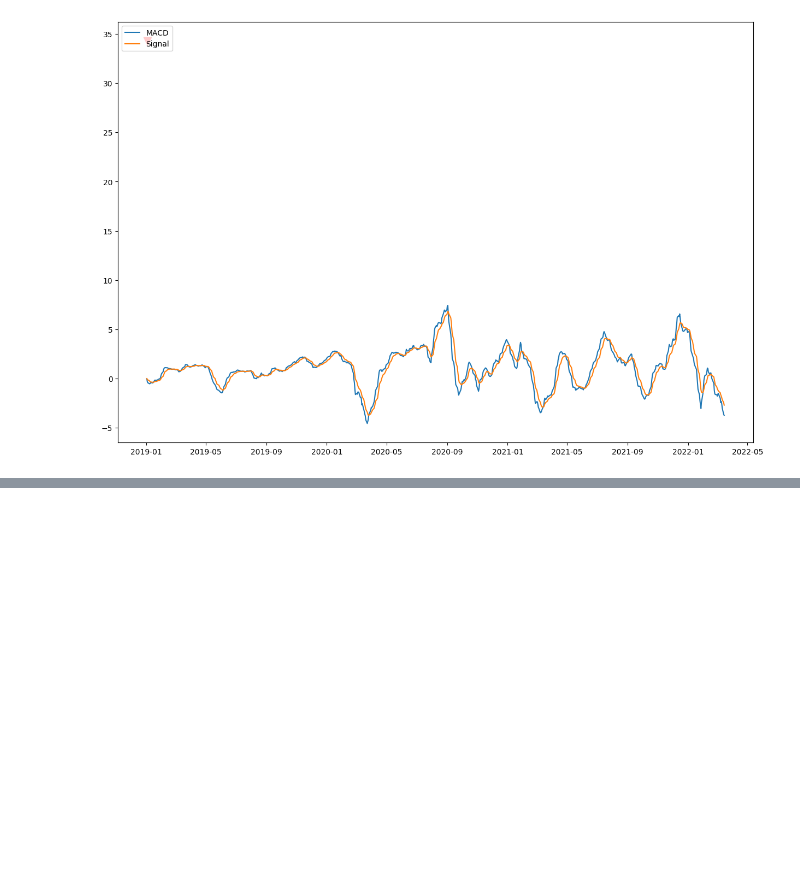
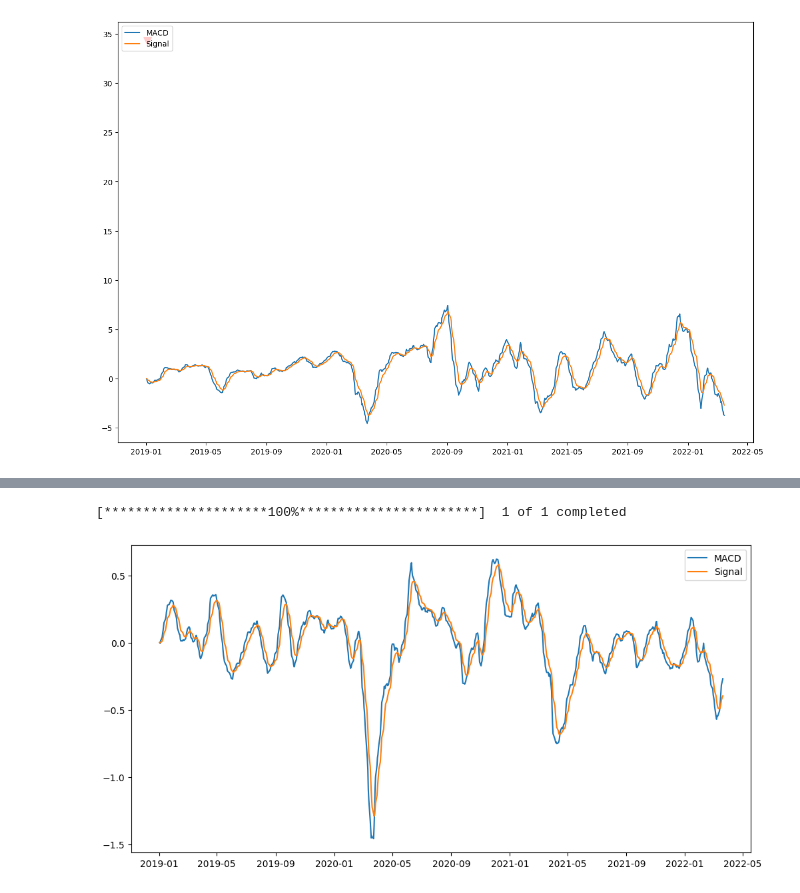
Before and after one commit to Sitraka17/Kaggle, a Jupyter notebook: Finance/APPLE.ipynb, the cells around one changed output, grey strips where cells are left out. Saved outputs shown, nothing was run; the diff lists cells and outputs as text; code cells hidden in the pictures; blank space fills up the shorter version.

Commit message:
plt.legend()

```diff
--- a/Finance/APPLE.ipynb
+++ b/Finance/APPLE.ipynb
@@ -141,0 +63,28 @@ NameError: name 'df' is not defined
+# %%
+import yfinance as yf
+import pandas as pd
+import matplotlib.pyplot as plt
+
+# Get historical price data for Credit Suisse
+ticker = "CS"
+data = yf.download(ticker, start="2019-01-01", end="2022-03-22")
+
+# Calculate 12-day and 26-day exponential moving averages
+ema12 = data["Adj Close"].ewm(span=12, adjust=False).mean()
+ema26 = data["Adj Close"].ewm(span=26, adjust=False).mean()
+
+# Calculate MACD line
+macd = ema12 - ema26
+
+# Calculate 9-day exponential moving average of MACD line (signal line)
+signal = macd.ewm(span=9, adjust=False).mean()
+
+# Plot MACD and signal line
+plt.figure(figsize=(12, 6))
+plt.plot(data.index, macd, label="MACD")
+plt.plot(data.index, signal, label="Signal")
+plt.legend()
+plt.show()
+# %% [output]
+[*********************100%***********************]  1 of 1 completed
+[figure, added]
```
Also changed, not shown: parts of 1 cell of this notebook.
